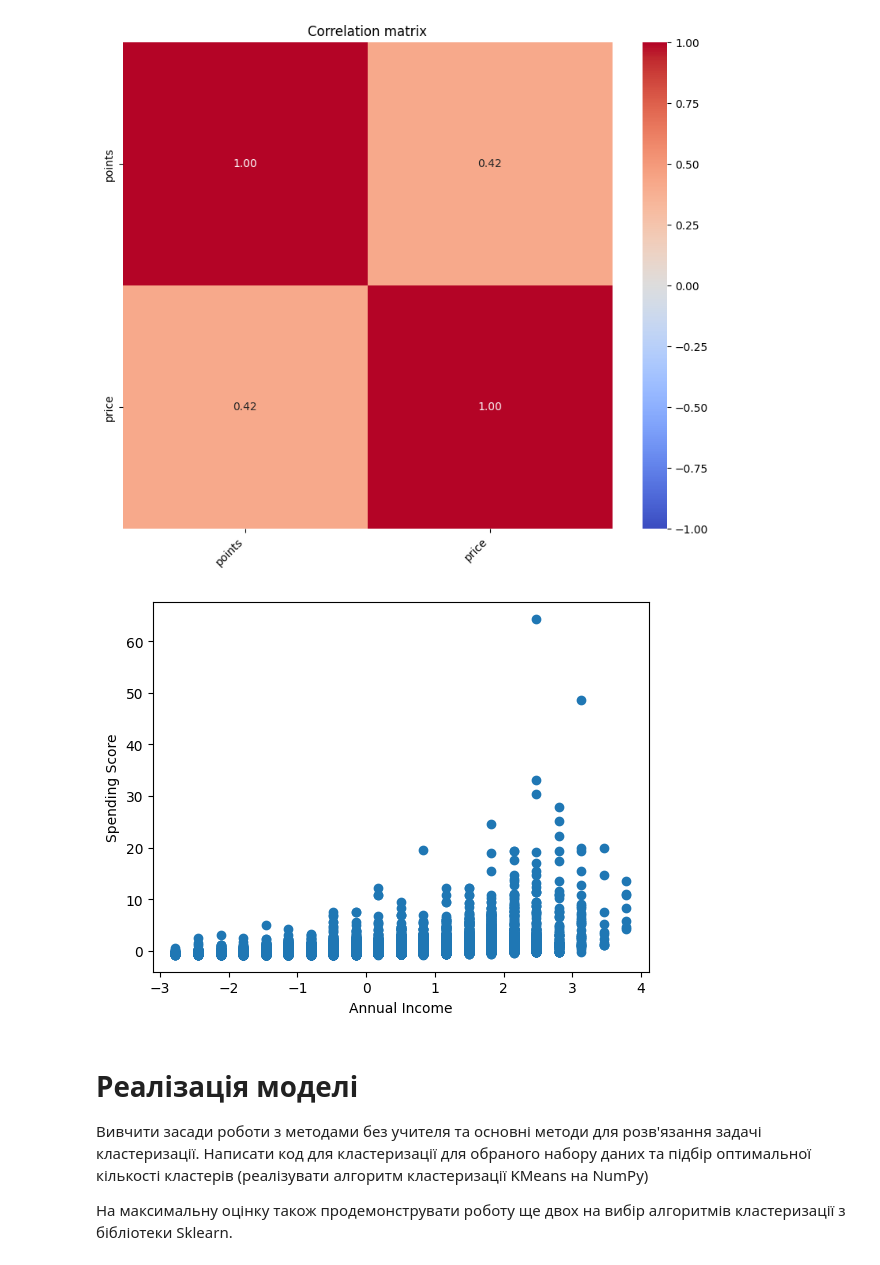
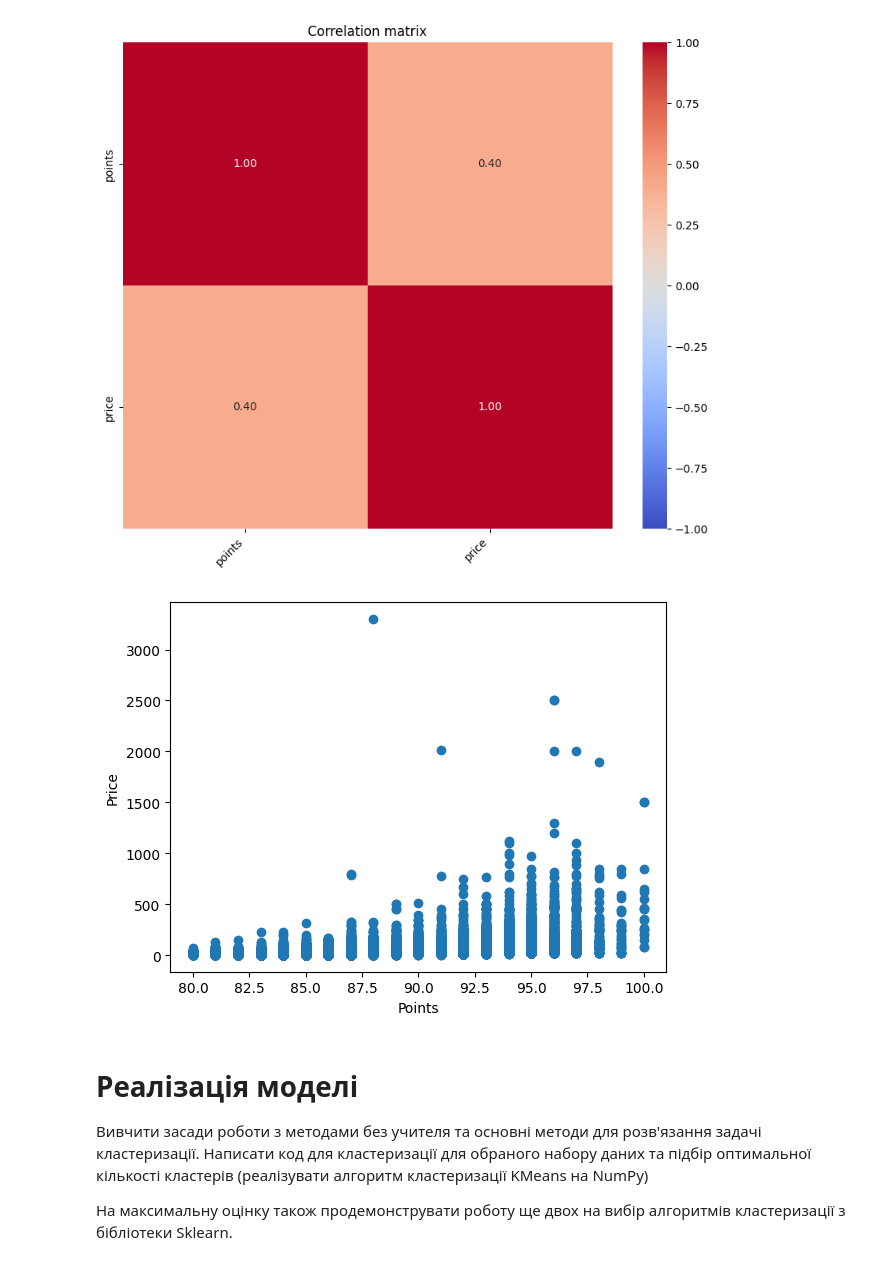
Before and after one commit to KlymentievMaksym/MLM, a Jupyter notebook: Lab5/Maksym_Klymentiev_FI21_Clustering.ipynb, the cells around one changed output. Saved outputs shown, nothing was run; the diff lists cells and outputs as text; code cells hidden in the pictures.

```diff
--- a/Lab5/Maksym_Klymentiev_FI21_Clustering.ipynb
+++ b/Lab5/Maksym_Klymentiev_FI21_Clustering.ipynb
@@ -117,13 +116,10 @@ winery                       0
 dtype: int64
 [figure]
 # %%
-points_median = data.loc[data["points"] > 0, "points"].median()
-data.loc[data["points"].isnull(), "points"] = points_median
-
 price_median = data.loc[data["price"] > 0, "price"].median()
 data.loc[data["price"].isnull(), "price"] = price_median
 
-data_ = data[["points", "price"]][:30_000]
+data_ = data[["points", "price"]]#[:30_000]
 
 corr = data_.corr()
 plt.figure(figsize=(10,8))
@@ -135,13 +131,13 @@ plt.show()
 [figure]
 # %%
 scaler = StandardScaler()
+plt.scatter(*data_.to_numpy().T)
+plt.xlabel("Points")
+plt.ylabel("Price")
+plt.show()
 X_scaled = scaler.fit_transform(data_)
-plt.scatter(*X_scaled.T)
-plt.xlabel("Annual Income")
-plt.ylabel("Spending Score")
-plt.show()
 # %% [output]
-[figure, old version]
+[figure, new version]
 # %% [markdown]
 # Реалізація моделі
 
```
Also changed, not shown: parts of 8 cells of this notebook, 1 other file.
